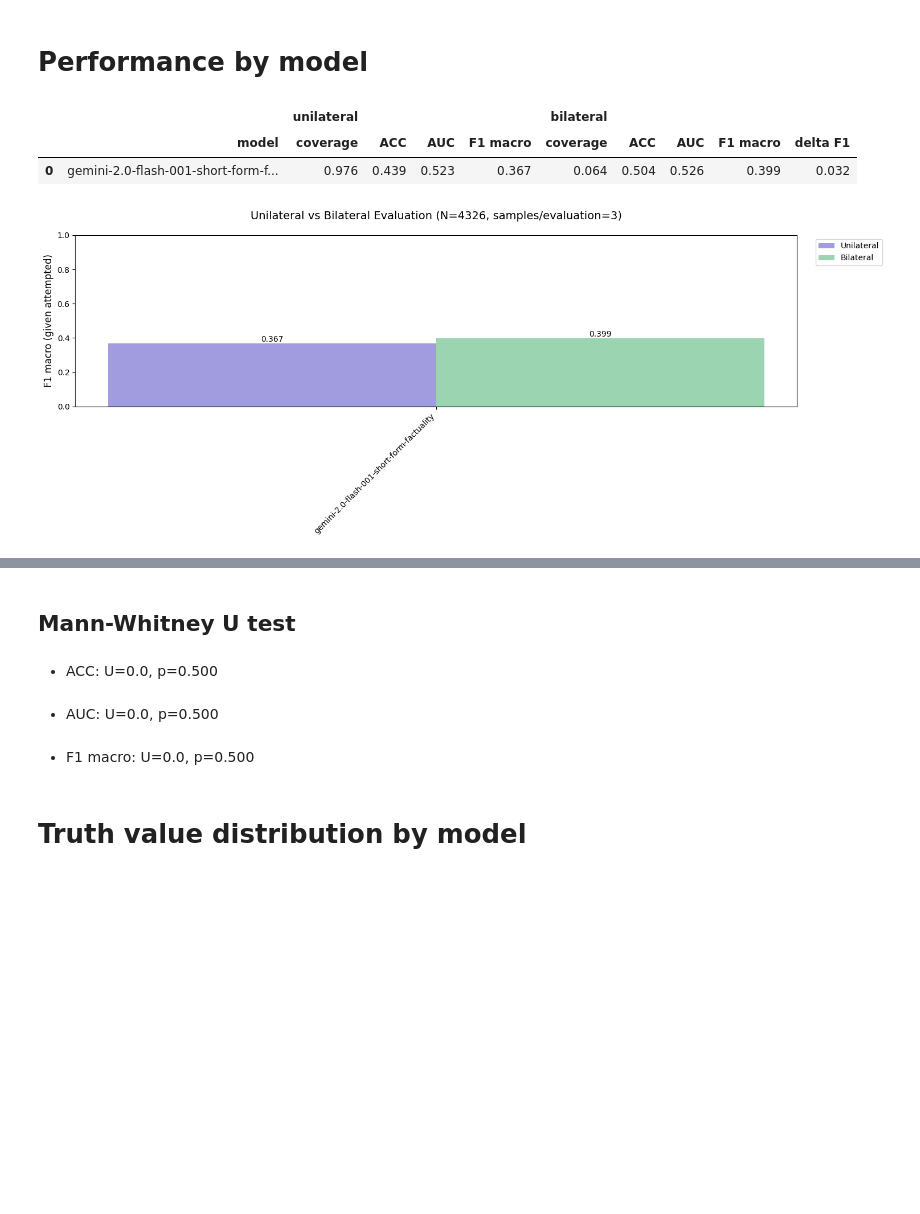
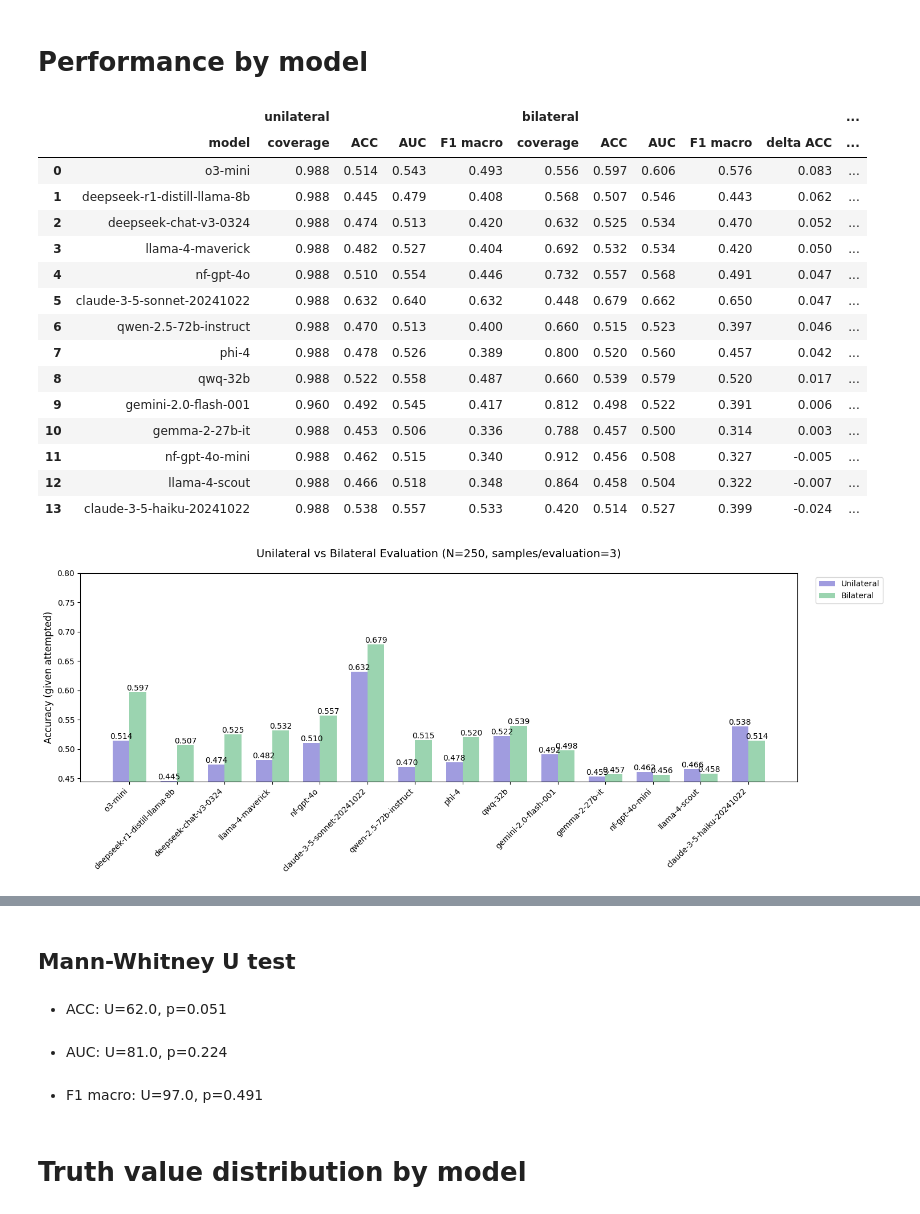
Before and after one commit to bradleypallen/bilateral-factuality-evaluation, a Jupyter notebook: results_balanced.ipynb, the cells around one changed output, grey strips where cells are left out. Drawn from its saved outputs; the diff is of its cells as text; code cells hidden in the pictures; blank space fills up the shorter version.

```diff
--- a/results_balanced.ipynb
+++ b/results_balanced.ipynb
@@ -135,12 +174,13 @@ stats_df = pd.DataFrame([
     for model in cms if "bilateral" in cms[model]
 ])
 stats_df['delta F1'] = stats_df['bilateral F1 macro'] - stats_df['unilateral F1 macro']
+stats_df['delta ACC'] = stats_df['bilateral ACC'] - stats_df['unilateral ACC']
 stats_df['unilateral coverage'] = stats_df['unilateral N'].apply(lambda x: x / BENCHMARK_SIZE)
 stats_df['bilateral coverage'] = stats_df['bilateral N'].apply(lambda x: x / BENCHMARK_SIZE)
 stats_df = stats_df[[ 'model',
                      'unilateral coverage', 'unilateral ACC', 'unilateral AUC', 'unilateral F1 macro',
                      'bilateral coverage', 'bilateral ACC', 'bilateral AUC', 'bilateral F1 macro',
-                     'delta F1' ]].sort_values('delta F1', ascending=False)
+                     'delta ACC', 'delta F1' ]].sort_values('delta ACC', ascending=False)
 # %%
 columns = [
     ('', 'model'),
@@ -152,13 +192,14 @@ columns = [
     ('bilateral', 'ACC'),
     ('bilateral', 'AUC'),
     ('bilateral', 'F1 macro'),
+    ('', 'delta ACC'),
     ('', 'delta F1')
 ]
 
 original_columns = ['model',
                    'unilateral coverage', 'unilateral ACC', 'unilateral AUC', 'unilateral F1 macro',
                    'bilateral coverage', 'bilateral ACC', 'bilateral AUC', 'bilateral F1 macro',
-                   'delta F1']
+                   'delta ACC', 'delta F1']
 
 df_new = stats_df[original_columns].copy()
 df_new.columns = pd.MultiIndex.from_tuples(columns)
@@ -174,6 +215,7 @@ df_new = df_new.style.format({
     ('bilateral', 'ACC'): '{:.3f}',
     ('bilateral', 'AUC'): '{:.3f}',
     ('bilateral', 'F1 macro'): '{:.3f}',
+    ('', 'delta ACC'): '{:.3f}',
     ('', 'delta F1'): '{:.3f}'
 })
 # %%
@@ -194,37 +236,50 @@ stat_f1, p_f1 = stats.mannwhitneyu(uni_f1, bi_f1, alternative='less')
 # %%
 unilateral_results = []
 for file in glob.glob(f"experiments/{EXPERIMENT_RUN_VERSION}/unilateral/*.json"):
-   unilateral_results += json.load(open(file, "r"))
+   unilateral_results += json.load(open(file, "r"))[:BENCHMARK_SIZE]
 df_unilateral = pd.DataFrame(unilateral_results)
 df_unilateral_tv_dist = unilateral_truth_value_distribution(df_unilateral)
 # %%
 bilateral_results = []
 for file in glob.glob(f"experiments/{EXPERIMENT_RUN_VERSION}/bilateral/*.json"):
-   bilateral_results += json.load(open(file, "r"))
+   bilateral_results += json.load(open(file, "r"))[:BENCHMARK_SIZE]
 df_bilateral = pd.DataFrame(bilateral_results)
 df_bilateral_tv_dist = bilateral_truth_value_distribution(df_bilateral)
 # %%
 display(Markdown("# Performance by model"))
 display(df_new)
-plot_f1_comparison(stats_df, BENCHMARK_SIZE)
+plot_acc_comparison(stats_df, BENCHMARK_SIZE)
 plot_metrics_boxplot(stats_df)
 display(Markdown("## Mann-Whitney U test"))
 display(Markdown(f"* ACC: U={stat_acc:.1f}, p={p_acc:.3f}"))
 display(Markdown(f"* AUC: U={stat_auc:.1f}, p={p_auc:.3f}"))
 display(Markdown(f"* F1 macro: U={stat_f1:.1f}, p={p_f1:.3f}"))
 display(Markdown("# Truth value distribution by model"))
 display(Markdown(f'## Unilateral'))
 display(df_unilateral_tv_dist)
 display(Markdown(f'## Bilateral'))
 display(df_bilateral_tv_dist)
 display(Markdown("# Confusion matrices given attempted by model"))
 for model in cms:
     if "bilateral" in cms[model]:
         display(Markdown(f'## {model}'))
         display_cms([(f"unilateral", cms[model]["unilateral"]), (f"bilateral", cms[model]["bilateral"])])
 # %% [output]
 # Performance by model
-|  |  | unilateral |  |  |  | bilateral |  |  |  |  |
-|  | model | coverage | ACC | AUC | F1 macro | coverage | ACC | AUC | F1 macro | delta F1 |
-| 0 | gemini-2.0-flash-001-short-form-f... | 0.976 | 0.439 | 0.523 | 0.367 | 0.064 | 0.504 | 0.526 | 0.399 | 0.032 |
+|  |  | unilateral |  |  |  | bilateral |  |  |  |  | ... |
+|  | model | coverage | ACC | AUC | F1 macro | coverage | ACC | AUC | F1 macro | delta ACC | ... |
+| 0 | o3-mini | 0.988 | 0.514 | 0.543 | 0.493 | 0.556 | 0.597 | 0.606 | 0.576 | 0.083 | ... |
+| 1 | deepseek-r1-distill-llama-8b | 0.988 | 0.445 | 0.479 | 0.408 | 0.568 | 0.507 | 0.546 | 0.443 | 0.062 | ... |
+| 2 | deepseek-chat-v3-0324 | 0.988 | 0.474 | 0.513 | 0.420 | 0.632 | 0.525 | 0.534 | 0.470 | 0.052 | ... |
+| 3 | llama-4-maverick | 0.988 | 0.482 | 0.527 | 0.404 | 0.692 | 0.532 | 0.534 | 0.420 | 0.050 | ... |
+| 4 | nf-gpt-4o | 0.988 | 0.510 | 0.554 | 0.446 | 0.732 | 0.557 | 0.568 | 0.491 | 0.047 | ... |
+| 5 | claude-3-5-sonnet-20241022 | 0.988 | 0.632 | 0.640 | 0.632 | 0.448 | 0.679 | 0.662 | 0.650 | 0.047 | ... |
+| 6 | qwen-2.5-72b-instruct | 0.988 | 0.470 | 0.513 | 0.400 | 0.660 | 0.515 | 0.523 | 0.397 | 0.046 | ... |
+| 7 | phi-4 | 0.988 | 0.478 | 0.526 | 0.389 | 0.800 | 0.520 | 0.560 | 0.457 | 0.042 | ... |
+| 8 | qwq-32b | 0.988 | 0.522 | 0.558 | 0.487 | 0.660 | 0.539 | 0.579 | 0.520 | 0.017 | ... |
+| 9 | gemini-2.0-flash-001 | 0.960 | 0.492 | 0.545 | 0.417 | 0.812 | 0.498 | 0.522 | 0.391 | 0.006 | ... |
+| 10 | gemma-2-27b-it | 0.988 | 0.453 | 0.506 | 0.336 | 0.788 | 0.457 | 0.500 | 0.314 | 0.003 | ... |
+| 11 | nf-gpt-4o-mini | 0.988 | 0.462 | 0.515 | 0.340 | 0.912 | 0.456 | 0.508 | 0.327 | -0.005 | ... |
+| 12 | llama-4-scout | 0.988 | 0.466 | 0.518 | 0.348 | 0.864 | 0.458 | 0.504 | 0.322 | -0.007 | ... |
+| 13 | claude-3-5-haiku-20241022 | 0.988 | 0.538 | 0.557 | 0.533 | 0.420 | 0.514 | 0.527 | 0.399 | -0.024 | ... |
-[figure, old version]
+[figure, new version]
@@ -232,7 +287,7 @@ for model in cms:
 ## Mann-Whitney U test
-* ACC: U=0.0, p=0.500
+* ACC: U=62.0, p=0.051
-* AUC: U=0.0, p=0.500
+* AUC: U=81.0, p=0.224
-* F1 macro: U=0.0, p=0.500
+* F1 macro: U=97.0, p=0.491
 # Truth value distribution by model
 ## Unilateral
 | evaluation | t | n | f |
```
Also changed, not shown: parts of 5 cells of this notebook, 29 other files.
